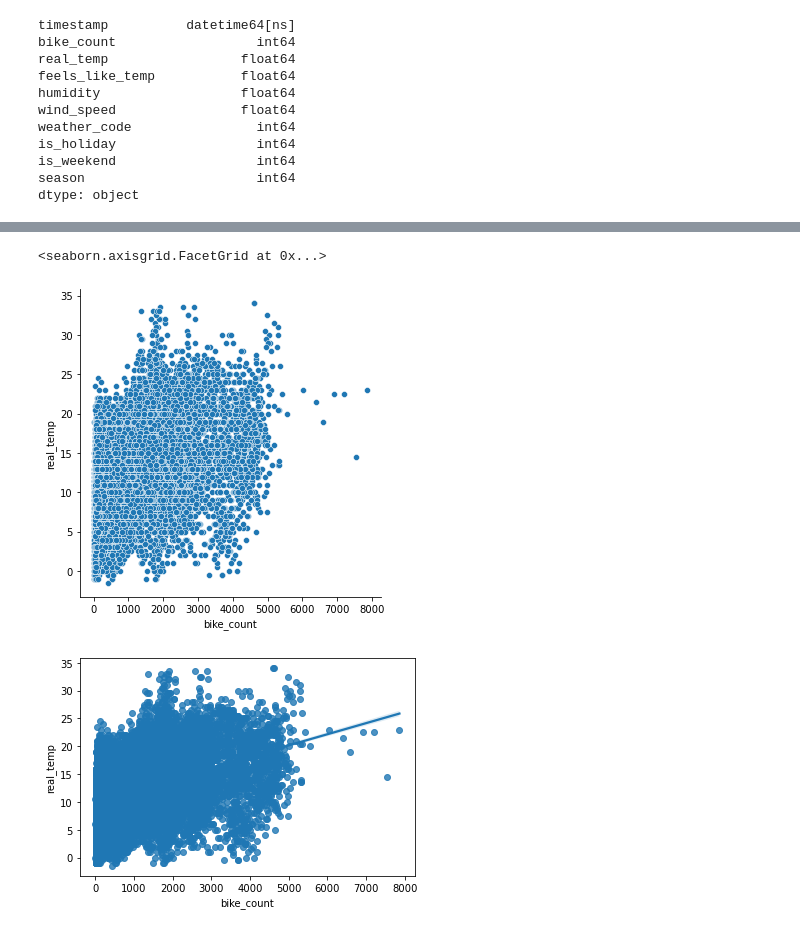
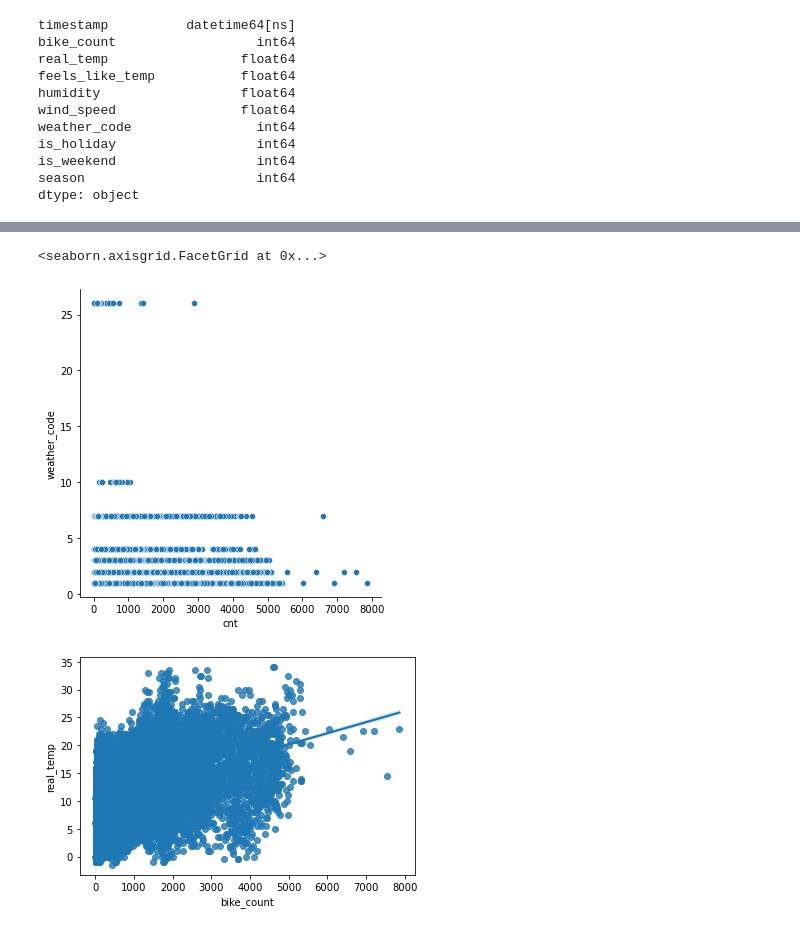
Before and after one commit to Rajusubba/london-bike-shares, a Jupyter notebook: London Bike Share.ipynb, the cells around one changed output, grey strips where cells are left out. Cells and saved outputs as stored; diff of their text form; code cells hidden in the pictures.

```diff
--- a/London Bike Share.ipynb
+++ b/London Bike Share.ipynb
@@ -186,8 +188,8 @@ bsd.groupby('date').mean()
 # %%
-sns.relplot(x = "bike_count", y = "real_temp", data = bsd)
+sns.relplot(x = "cnt", y = "weather_code", data = bikeshares_data)
 # %% [output]
 <seaborn.axisgrid.FacetGrid at 0x...>
-[figure, old version]
+[figure, new version]
 # %%
 sns.regplot(x="bike_count", y="real_temp", data=bsd);
 # %% [output]
```
Also changed, not shown: parts of 10 cells of this notebook.
